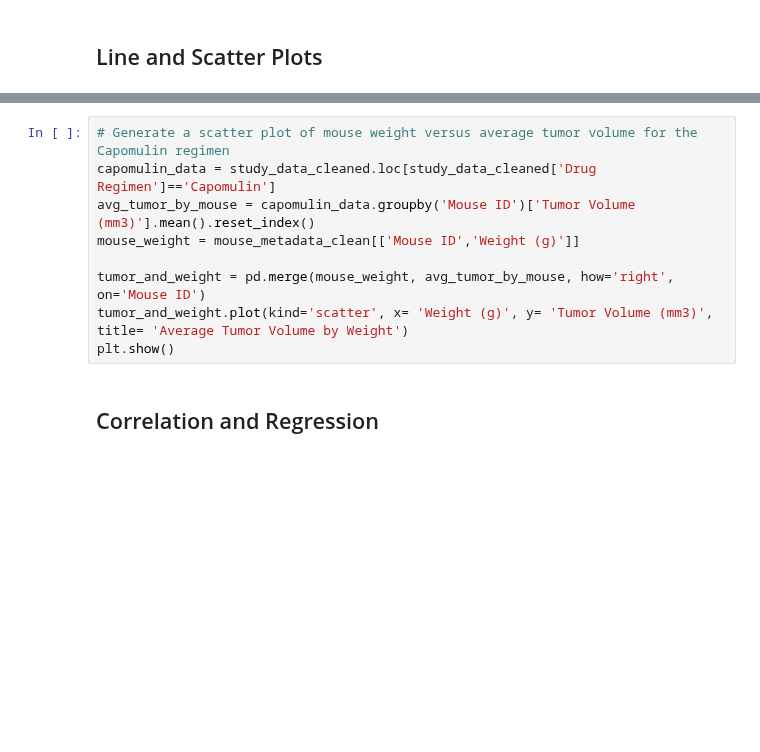
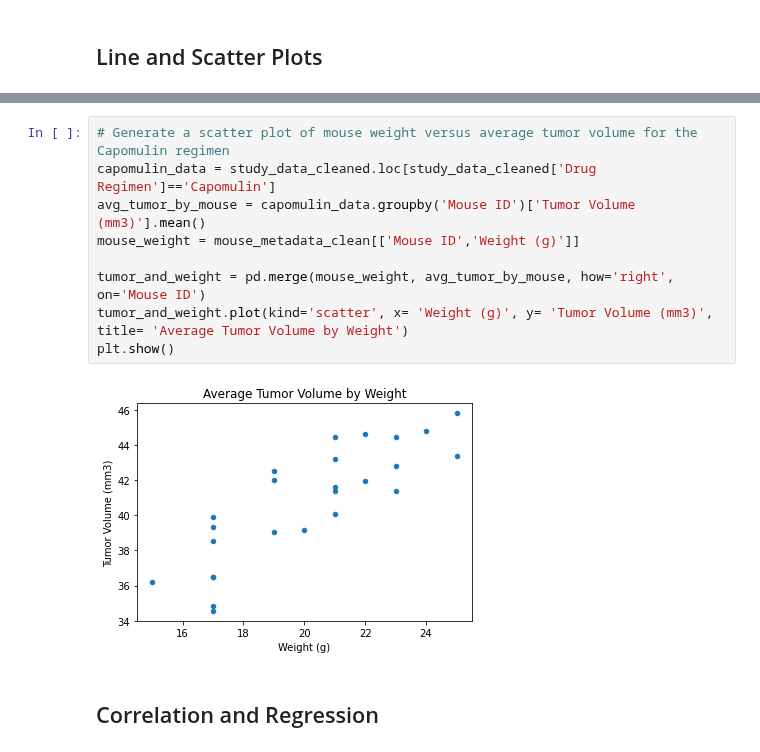
Before and after one commit to rebekahcallkacz/matplotlib-challenge, a Jupyter notebook: Pymaceuticals/main.ipynb, the cells around one changed output, grey strips where cells are left out. Saved outputs shown, nothing was run; the diff lists cells and outputs as text; blank space fills up the shorter version.

```diff
--- a/Pymaceuticals/main.ipynb
+++ b/Pymaceuticals/main.ipynb
@@ -248,12 +250,14 @@ plt.show()
 # %%
 # Generate a scatter plot of mouse weight versus average tumor volume for the Capomulin regimen
 capomulin_data = study_data_cleaned.loc[study_data_cleaned['Drug Regimen']=='Capomulin']
-avg_tumor_by_mouse = capomulin_data.groupby('Mouse ID')['Tumor Volume (mm3)'].mean().reset_index()
+avg_tumor_by_mouse = capomulin_data.groupby('Mouse ID')['Tumor Volume (mm3)'].mean()
 mouse_weight = mouse_metadata_clean[['Mouse ID','Weight (g)']]
 
 tumor_and_weight = pd.merge(mouse_weight, avg_tumor_by_mouse, how='right', on='Mouse ID')
 tumor_and_weight.plot(kind='scatter', x= 'Weight (g)', y= 'Tumor Volume (mm3)', title= 'Average Tumor Volume by Weight')
 plt.show()
+# %% [output]
+[figure, added]
 # %% [markdown]
 ## Correlation and Regression
 # %%
```
Also changed, not shown: parts of 1 cell of this notebook.
